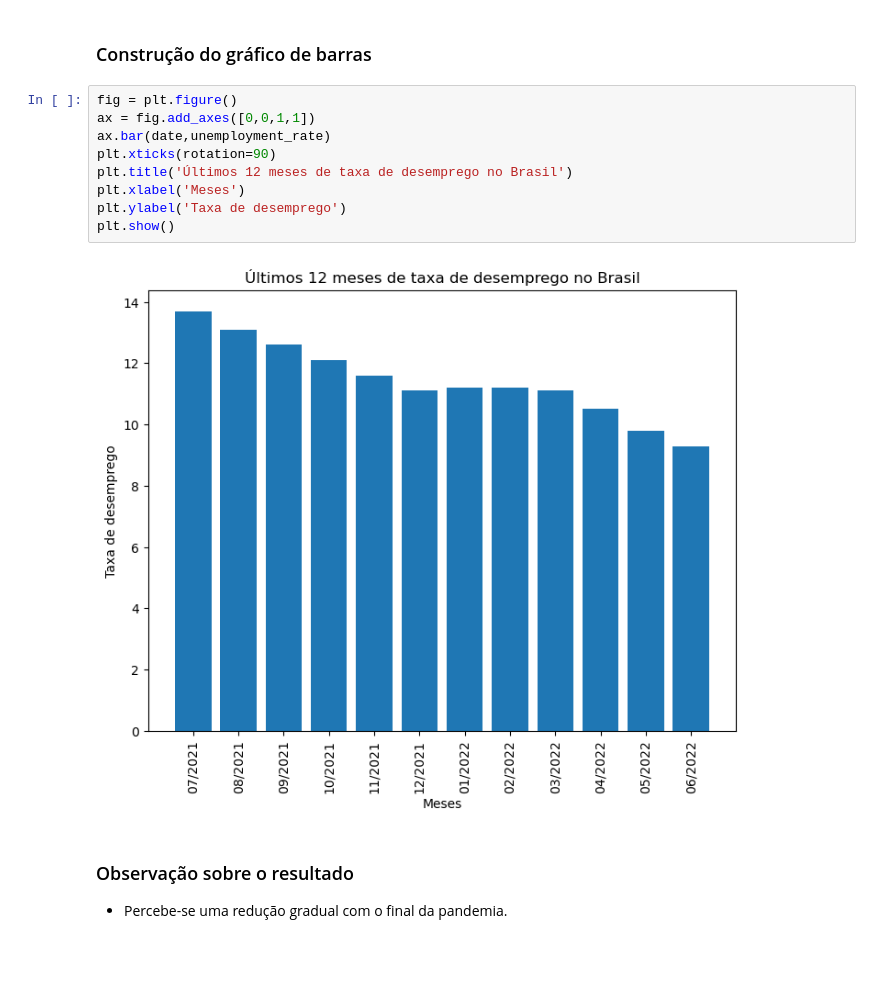
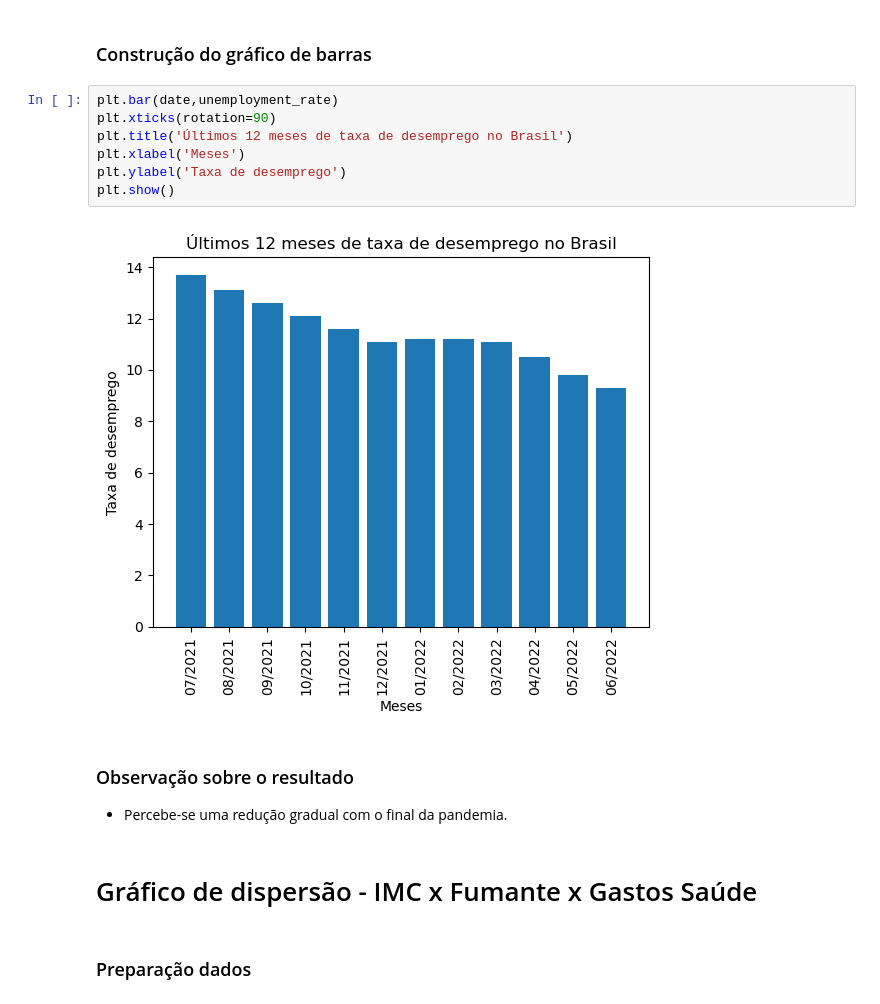
Before and after one commit to filipemr/metodologia-projeto-2, a Jupyter notebook: projeto-2.ipynb, the cells around one changed output. Saved outputs shown, nothing was run; the diff lists cells and outputs as text; blank space fills up the shorter version.

```diff
--- a/projeto-2.ipynb
+++ b/projeto-2.ipynb
@@ -63,16 +64,18 @@ date = np.array([date[3:] for date in barplot_df['date'][-12:]])
 # %% [markdown]
 ### Construção do gráfico de barras
 # %%
-fig = plt.figure()
-ax = fig.add_axes([0,0,1,1])
-ax.bar(date,unemployment_rate)
+plt.bar(date,unemployment_rate)
 plt.xticks(rotation=90)
 plt.title('Últimos 12 meses de taxa de desemprego no Brasil')
 plt.xlabel('Meses')
 plt.ylabel('Taxa de desemprego')
 plt.show()
 # %% [output]
-[figure, old version]
+[figure, new version]
 # %% [markdown]
 ### Observação sobre o resultado
 - Percebe-se uma redução gradual com o final da pandemia.
+# %% [markdown]
+# Gráfico de dispersão - IMC x Fumante x Gastos Saúde
+# %% [markdown]
+### Preparação dados
```
Also changed, not shown: parts of 6 cells of this notebook, 1 other file.
